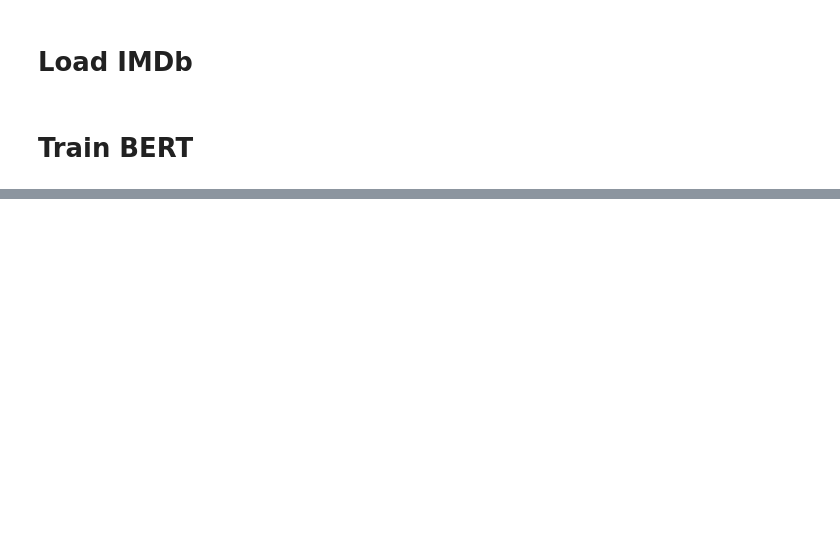
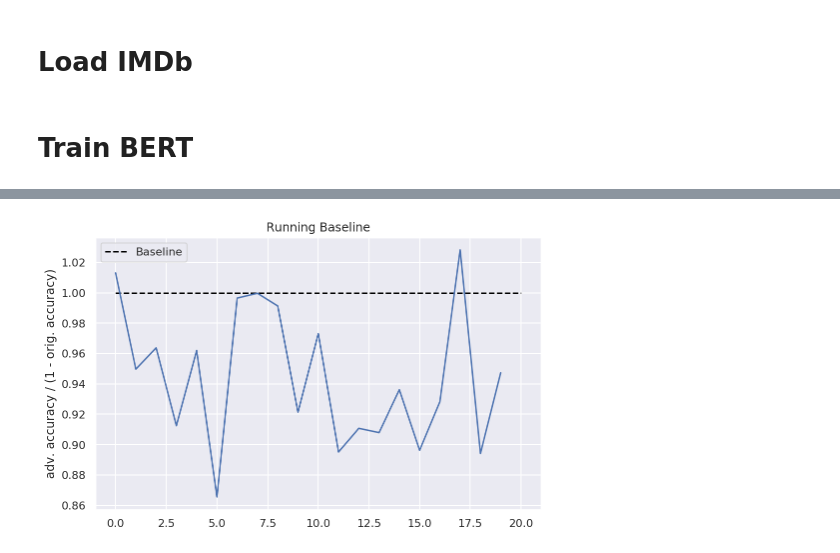
Before and after one commit to JoshFeldman95/Deployable-ML, a Jupyter notebook: notebooks/non_robust_classifier.ipynb, the cells around one changed output, grey strips where cells are left out. Saved outputs shown, nothing was run; the diff lists cells and outputs as text; code cells hidden in the pictures; blank space fills up the shorter version.

```diff
--- a/notebooks/non_robust_classifier.ipynb
+++ b/notebooks/non_robust_classifier.ipynb
@@ -182,0 +156,10 @@ plt.plot(accuracies)
+# %%
+plt.figure(figsize=(8,5))
+plt.plot(adversarial_val_accuracies / (1 - original_val_accuracies))
+plt.hlines(1, 0, 20, color='black', ls='--', label='Baseline')
+plt.title('Running Baseline')
+plt.ylabel('adv. accuracy / (1 - orig. accuracy)')
+plt.legend()
+plt.show()
+# %% [output]
+[figure, added]
```
Also changed, not shown: parts of 24 cells of this notebook.
